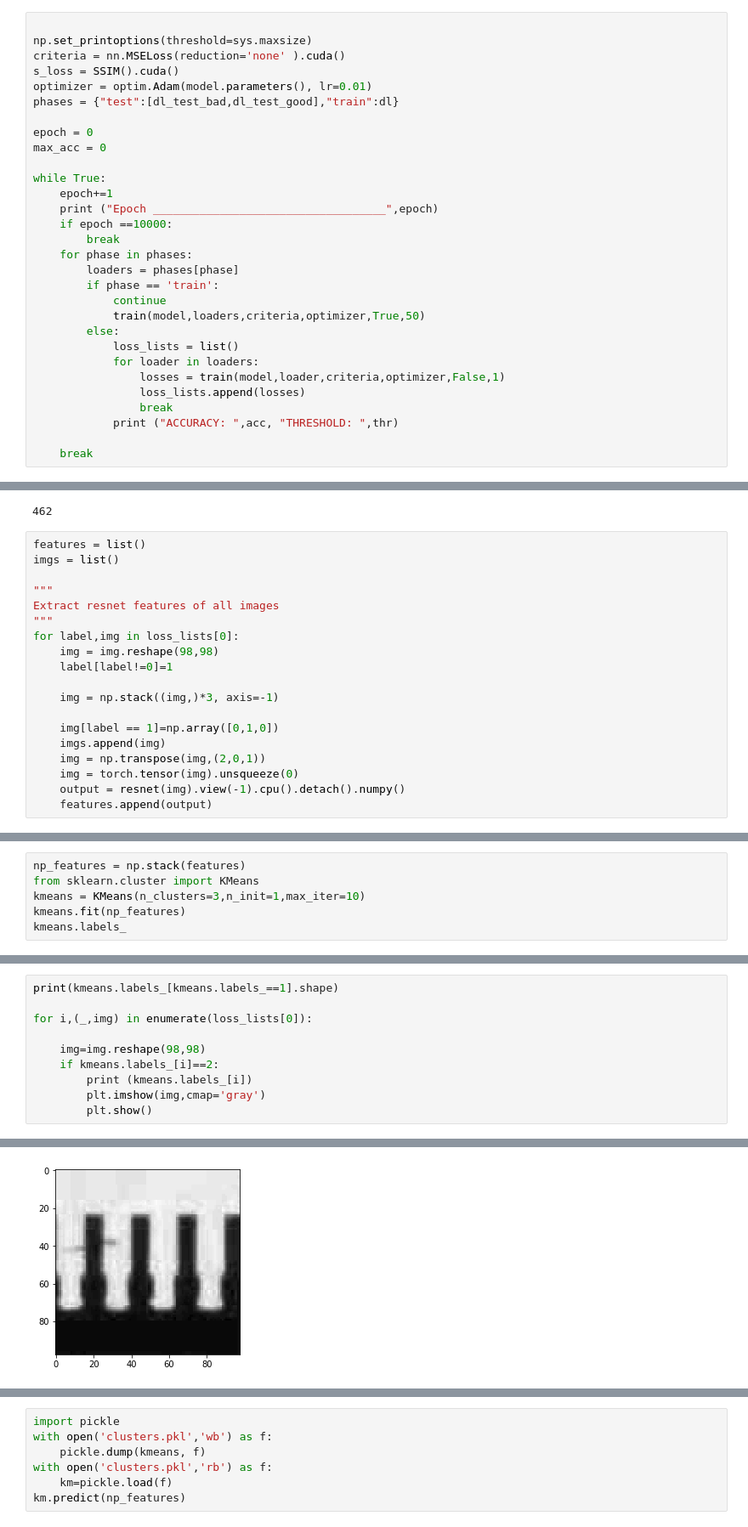
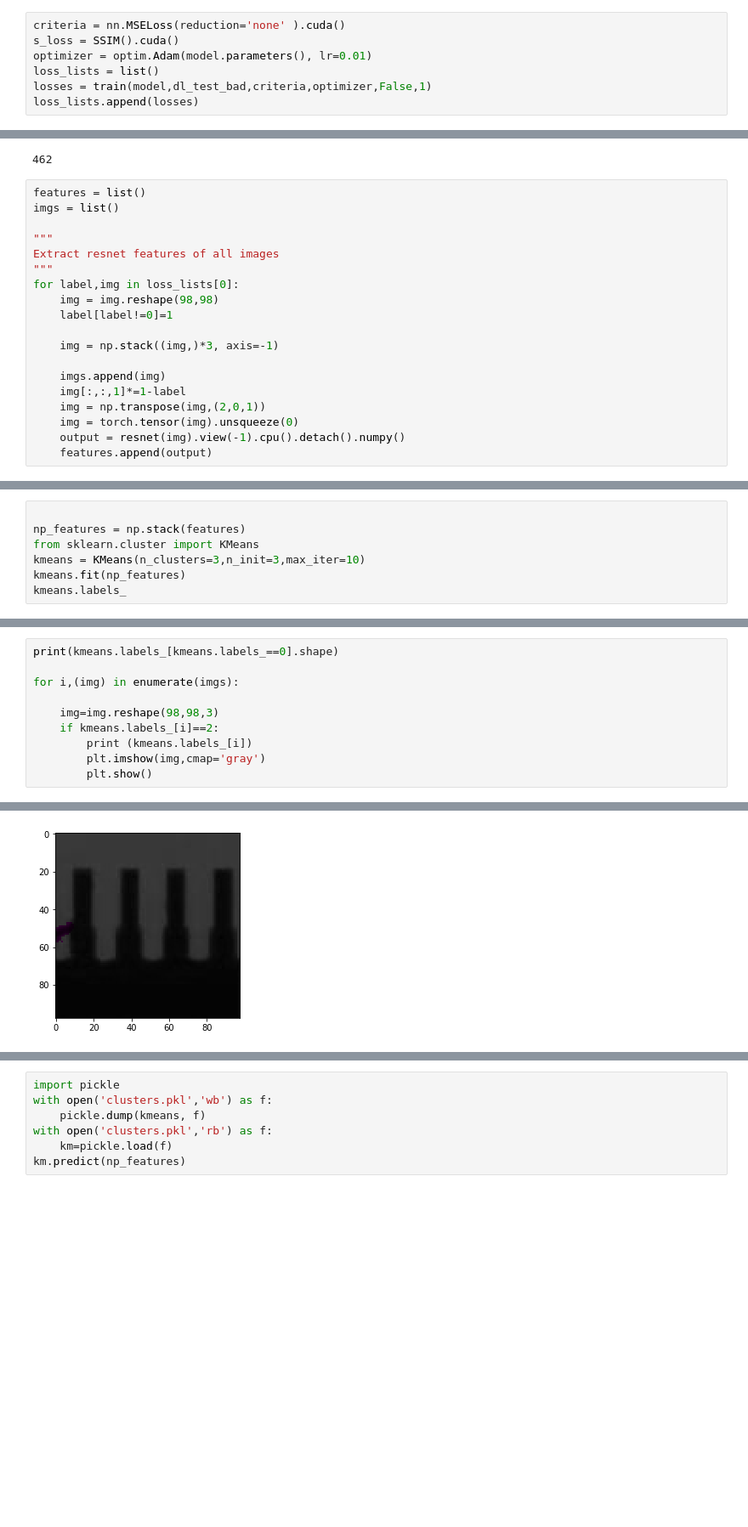
Before and after one commit to 0merjavaid/memAE, a Jupyter notebook: clustering.ipynb, the cells around one changed output, grey strips where cells are left out. Shown at 85% size. Drawn from its saved outputs; the diff is of its cells as text; blank space fills up the shorter version.

```diff
--- a/clustering.ipynb
+++ b/clustering.ipynb
@@ -230,33 +220,10 @@ def calculate_acc(loss_lists):
     print ("Positive",pos_np[pos_np<thres].shape,"Anomaly",neg_np[neg_np>=thres].shape, "Distribution")
     return accuracy,thres
 # %%
-
-np.set_printoptions(threshold=sys.maxsize)
 criteria = nn.MSELoss(reduction='none' ).cuda()
 s_loss = SSIM().cuda()
 optimizer = optim.Adam(model.parameters(), lr=0.01)
-phases = {"test":[dl_test_bad,dl_test_good],"train":dl}
-
-epoch = 0
-max_acc = 0
-
-while True:
-    epoch+=1
-    print ("Epoch ___________________________________",epoch)
-    if epoch ==10000:
-        break
-    for phase in phases:
-        loaders = phases[phase]
-        if phase == 'train':
-            continue
-            train(model,loaders,criteria,optimizer,True,50)
-        else:
-            loss_lists = list()
-            for loader in loaders:
-                losses = train(model,loader,criteria,optimizer,False,1)
-                loss_lists.append(losses)
-                break
-            print ("ACCURACY: ",acc, "THRESHOLD: ",thr)
-
-    break
+loss_lists = list()
+losses = train(model,dl_test_bad,criteria,optimizer,False,1)
+loss_lists.append(losses)
 # %% [output]
@@ -295,8 +261,8 @@ for label,img in loss_lists[0]:
 
     img = np.stack((img,)*3, axis=-1)
 
-    img[label == 1]=np.array([0,1,0])
     imgs.append(img)
+    img[:,:,1]*=1-label
     img = np.transpose(img,(2,0,1))
     img = torch.tensor(img).unsqueeze(0)
     output = resnet(img).view(-1).cpu().detach().numpy()
@@ -304,7 +295,8 @@ for label,img in loss_lists[0]:
 # %%
+
 np_features = np.stack(features)
 from sklearn.cluster import KMeans
-kmeans = KMeans(n_clusters=3,n_init=1,max_iter=10)
+kmeans = KMeans(n_clusters=3,n_init=3,max_iter=10)
 kmeans.fit(np_features)
 kmeans.labels_
 # %% [output]
@@ -327,10 +319,10 @@ array([2, 0, 0, 0, 2, 0, 2, 2, 0, 2, 2, 0, 2, 0, 1, 1, 2, 2, 0, 0, 2, 0,
       dtype=int32)
 # %%
-print(kmeans.labels_[kmeans.labels_==1].shape)
+print(kmeans.labels_[kmeans.labels_==0].shape)
 
-for i,(_,img) in enumerate(loss_lists[0]):
+for i,(img) in enumerate(imgs):
 
-    img=img.reshape(98,98)
+    img=img.reshape(98,98,3)
     if kmeans.labels_[i]==2:
         print (kmeans.labels_[i])
         plt.imshow(img,cmap='gray')
@@ -348,3 +340,3 @@ for i,(_,img) in enumerate(loss_lists[0]):
 2
-[figure, old version]
+[figure, new version]
 2
```
Also changed, not shown: parts of 6 cells of this notebook, 3 other files.
